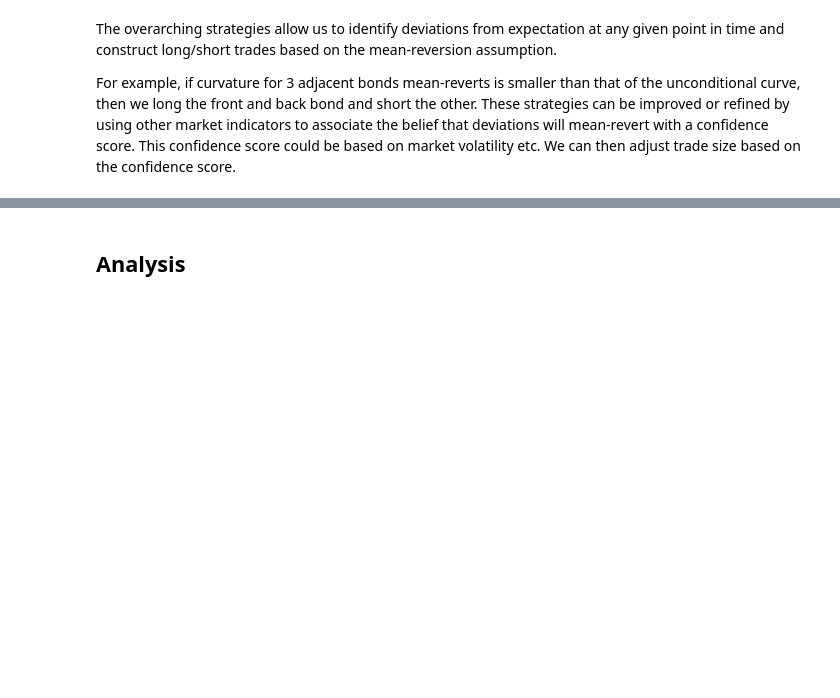
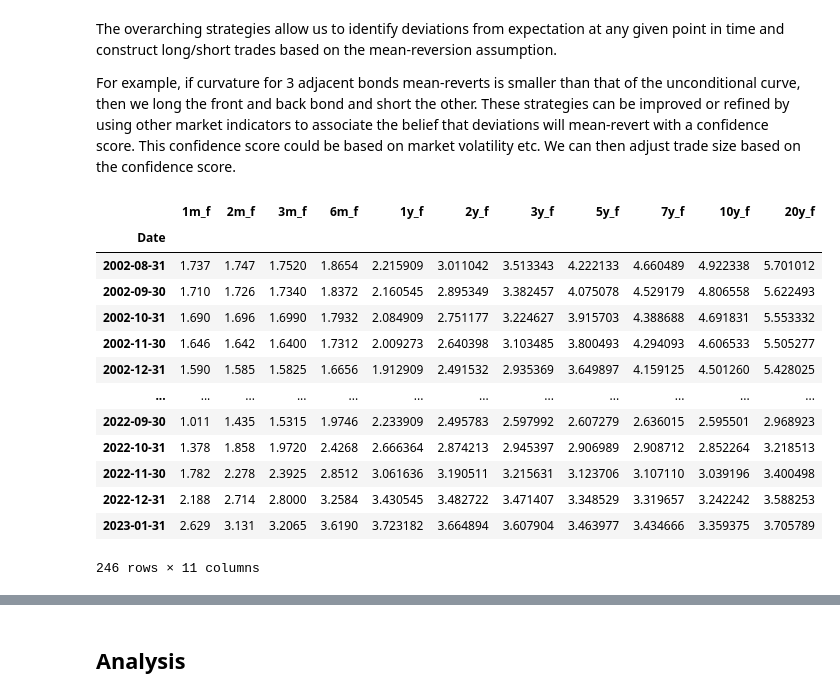
Before and after one commit to zym20000325/MeanRevertingYieldCurve, a Jupyter notebook: main.ipynb, the cells around one changed output, grey strips where cells are left out. Drawn from its saved outputs; the diff is of its cells as text; code cells hidden in the pictures; blank space fills up the shorter version.

```diff
--- a/main.ipynb
+++ b/main.ipynb
@@ -141,3 +141,20 @@ While our team arranging the unconditional yield curve using the method from the
 The overarching strategies allow us to identify deviations from expectation at any given point in time and construct long/short trades based on the mean-reversion assumption.
 
 For example, if curvature for 3 adjacent bonds mean-reverts is smaller than that of the unconditional curve,  then we long the front and back bond and short the other. These strategies can be improved or refined by using other market indicators to associate the belief that deviations will mean-revert with a confidence score. This confidence score could be based on market volatility etc. We can then adjust trade size based on the confidence score.
+# %%
+df_uncon_boxcar
+# %% [output]
+|  | 1m_f | 2m_f | 3m_f | 6m_f | 1y_f | 2y_f | 3y_f | 5y_f | 7y_f | 10y_f | 20y_f |
+| Date |  |  |  |  |  |  |  |  |  |  |  |
+| 2002-08-31 | 1.737 | 1.747 | 1.7520 | 1.8654 | 2.215909 | 3.011042 | 3.513343 | 4.222133 | 4.660489 | 4.922338 | 5.701012 |
+| 2002-09-30 | 1.710 | 1.726 | 1.7340 | 1.8372 | 2.160545 | 2.895349 | 3.382457 | 4.075078 | 4.529179 | 4.806558 | 5.622493 |
+| 2002-10-31 | 1.690 | 1.696 | 1.6990 | 1.7932 | 2.084909 | 2.751177 | 3.224627 | 3.915703 | 4.388688 | 4.691831 | 5.553332 |
+| 2002-11-30 | 1.646 | 1.642 | 1.6400 | 1.7312 | 2.009273 | 2.640398 | 3.103485 | 3.800493 | 4.294093 | 4.606533 | 5.505277 |
+| 2002-12-31 | 1.590 | 1.585 | 1.5825 | 1.6656 | 1.912909 | 2.491532 | 2.935369 | 3.649897 | 4.159125 | 4.501260 | 5.428025 |
+| ... | ... | ... | ... | ... | ... | ... | ... | ... | ... | ... | ... |
+| 2022-09-30 | 1.011 | 1.435 | 1.5315 | 1.9746 | 2.233909 | 2.495783 | 2.597992 | 2.607279 | 2.636015 | 2.595501 | 2.968923 |
+| 2022-10-31 | 1.378 | 1.858 | 1.9720 | 2.4268 | 2.666364 | 2.874213 | 2.945397 | 2.906989 | 2.908712 | 2.852264 | 3.218513 |
+| 2022-11-30 | 1.782 | 2.278 | 2.3925 | 2.8512 | 3.061636 | 3.190511 | 3.215631 | 3.123706 | 3.107110 | 3.039196 | 3.400498 |
+| 2022-12-31 | 2.188 | 2.714 | 2.8000 | 3.2584 | 3.430545 | 3.482722 | 3.471407 | 3.348529 | 3.319657 | 3.242242 | 3.588253 |
+| 2023-01-31 | 2.629 | 3.131 | 3.2065 | 3.6190 | 3.723182 | 3.664894 | 3.607904 | 3.463977 | 3.434666 | 3.359375 | 3.705789 |
+246 rows × 11 columns
```
Also changed, not shown: parts of 3 cells of this notebook, 1 other file.
